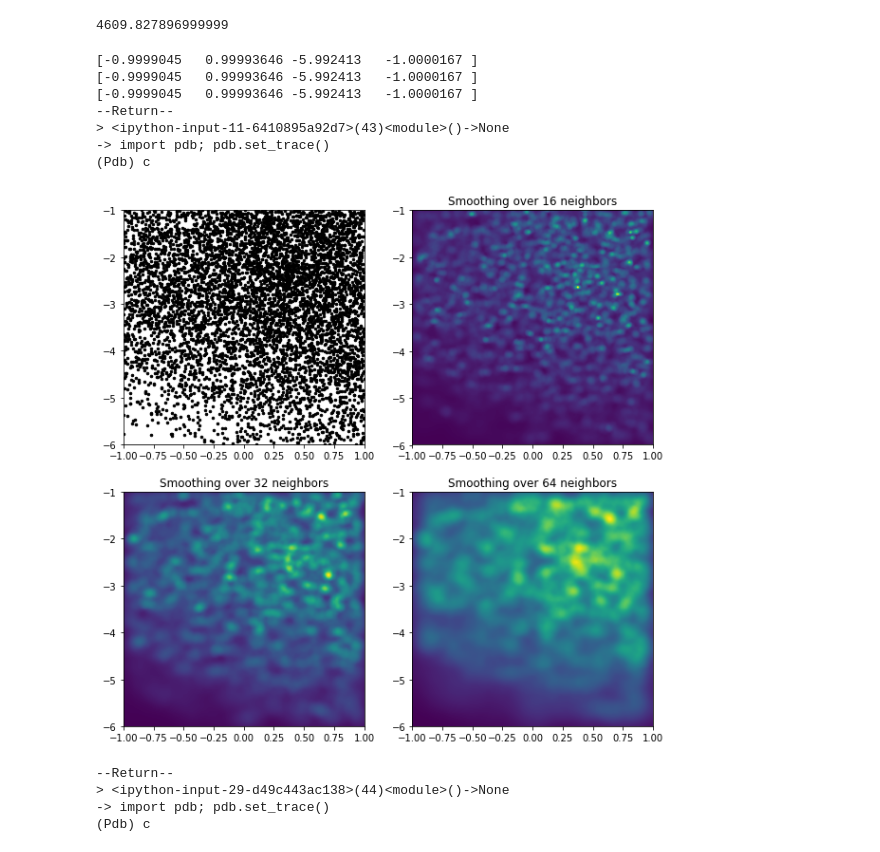
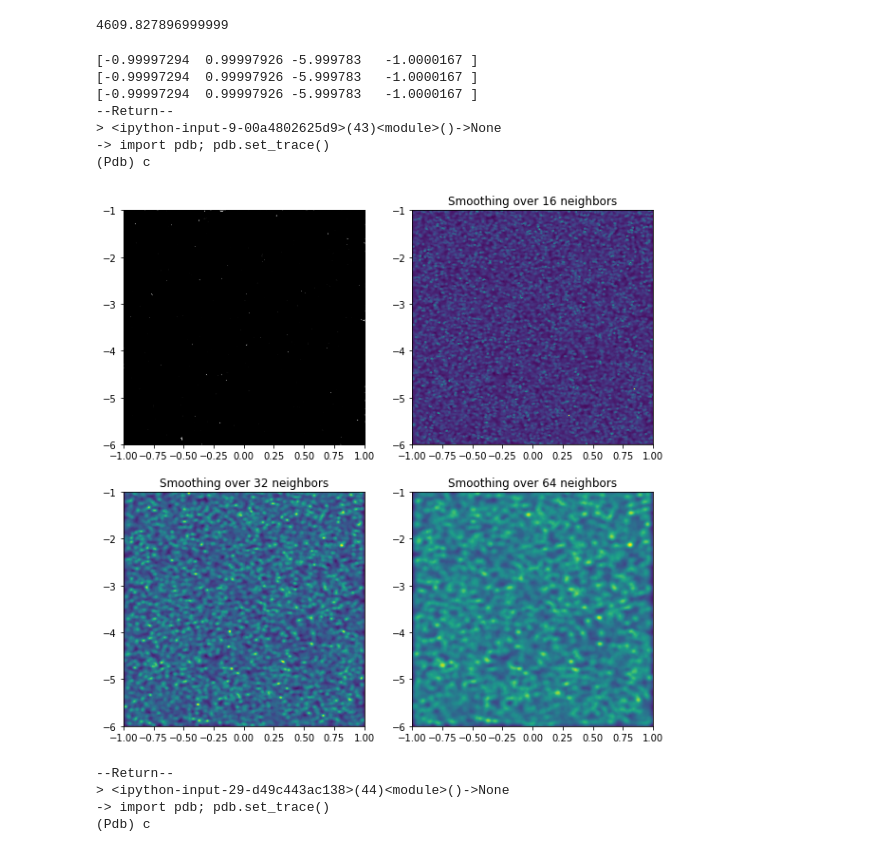
Before and after one commit to mark-koren/AdaptiveStressTestingToolbox, a Jupyter notebook: Toolbox/AST_Analyzer.ipynb, the cells around one changed output. Saved outputs shown, nothing was run; the diff lists cells and outputs as text; code cells hidden in the pictures.

```diff
--- a/Toolbox/AST_Analyzer.ipynb
+++ b/Toolbox/AST_Analyzer.ipynb
@@ -17,7 +17,7 @@ import pdb
 # %%
 with tf.Session() as sess:
     with tf.variable_scope('', reuse=tf.AUTO_REUSE):
-        data = joblib.load('./data/lr_64/l1/itr_500.pkl')
+        data = joblib.load('./data/lr_64/l1/itr_1000.pkl')
 # %%
 type(data['env'])
 # %% [output]
@@ -254,7 +254,7 @@ class BatchPoloptCustom(RLAlgorithm):
 # %%
 with tf.Session() as sess:
     with tf.variable_scope('', reuse=tf.AUTO_REUSE):
-        data = joblib.load('./data/lr_64/l1/itr_1000.pkl')
+        data = joblib.load('./data/lr_64/l4/itr_1000.pkl')
         sampler_cls = ASTVectorizedSampler
         env = data['env']
         env.env.env._fixed_init_state = False
@@ -274,7 +274,7 @@ with tf.Session() as sess:
                                               "reward_function": data['env'].env.env.reward_function})
         start = time.clock()
         for i in range(1):
-            x = algo.test(sess=sess, f_checkpoint = './data/lr_64/l1/model.ckpt')
+            x = algo.test(sess=sess, f_checkpoint = './data/lr_64/l4/model.ckpt')
         print(time.clock() - start)
 max(x['rewards'][:,-1])
 # %% [output]
@@ -383,7 +384,7 @@ import matplotlib.pyplot as plt
 heatmap = plt.imshow(new_difs[:,:,i,j,k], cmap='hot', interpolation='nearest', extent=(-1,0,-6,-2), aspect=0.25)
 # %%
 import pickle
-with open('./data/gen/g1/eval.p', 'wb') as f:
+with open('./data/lr_64/l4/eval.p', 'wb') as f:
     pickle.dump(x, f)
 # %%
 filepath = './data/gen/'
@@ -510,7 +511,7 @@ def myplot(x, y, z=None, nb=32, xsize=500, ysize=500):
 # plt.show()
 # %%
 
-with open('./data/gen/g1/eval.p', 'rb') as f:
+with open('./data/lr_64/l4/eval.p', 'rb') as f:
     data = pickle.load(f)
     cumR = np.expand_dims(np.sum(data['rewards'], axis=1), axis=1)
     pos = data['observations'][:,0,0:2]
@@ -529,38 +530,38 @@ with open('./data/gen/g1/eval.p', 'rb') as f:
 
     # # Generate some test data
 #     x = np.random.randn(1000)
 #     y = np.random.randn(1000)
     x = crash_posR[:,0]
     y = crash_posR[:,1]
 #     z = crash_posR[:,2]
     z = None
     ax1.plot(x,y,'k.', markersize=5)
     ax1.set_xlim(-1,1)
     ax1.set_ylim(-6,-1)
 
     heatmap_16, extent_16 = myplot(x,y,z, nb=8)
     heatmap_32, extent_32 = myplot(x,y,z, nb=16)
     heatmap_64, extent_64 = myplot(x,y,z, nb=32)
 
     ax2.imshow(heatmap_16, extent=extent_16, origin='lower', aspect='auto')
     ax2.set_title("Smoothing over 16 neighbors")
 
     ax3.imshow(heatmap_32, extent=extent_32, origin='lower', aspect='auto')
     ax3.set_title("Smoothing over 32 neighbors")
 
     #Make the heatmap using a smoothing over 64 neighbors
     ax4.imshow(heatmap_64, extent=extent_64, origin='lower', aspect='auto')
     ax4.set_title("Smoothing over 64 neighbors")
     import pdb; pdb.set_trace()
 # %% [output]
-[-0.9999045   0.99993646 -5.992413   -1.0000167 ]
-[-0.9999045   0.99993646 -5.992413   -1.0000167 ]
-[-0.9999045   0.99993646 -5.992413   -1.0000167 ]
+[-0.99997294  0.99997926 -5.999783   -1.0000167 ]
+[-0.99997294  0.99997926 -5.999783   -1.0000167 ]
+[-0.99997294  0.99997926 -5.999783   -1.0000167 ]
 --Return--
-> <ipython-input-11-6410895a92d7>(43)<module>()->None
+> <ipython-input-9-00a4802625d9>(43)<module>()->None
 -> import pdb; pdb.set_trace()
 (Pdb) c
-[figure, old version]
+[figure, new version]
 # %%
 import matplotlib.tri as tri
 import scipy.ndimage as ndimage
```
Also changed, not shown: parts of 5 cells of this notebook, 5 other files.
